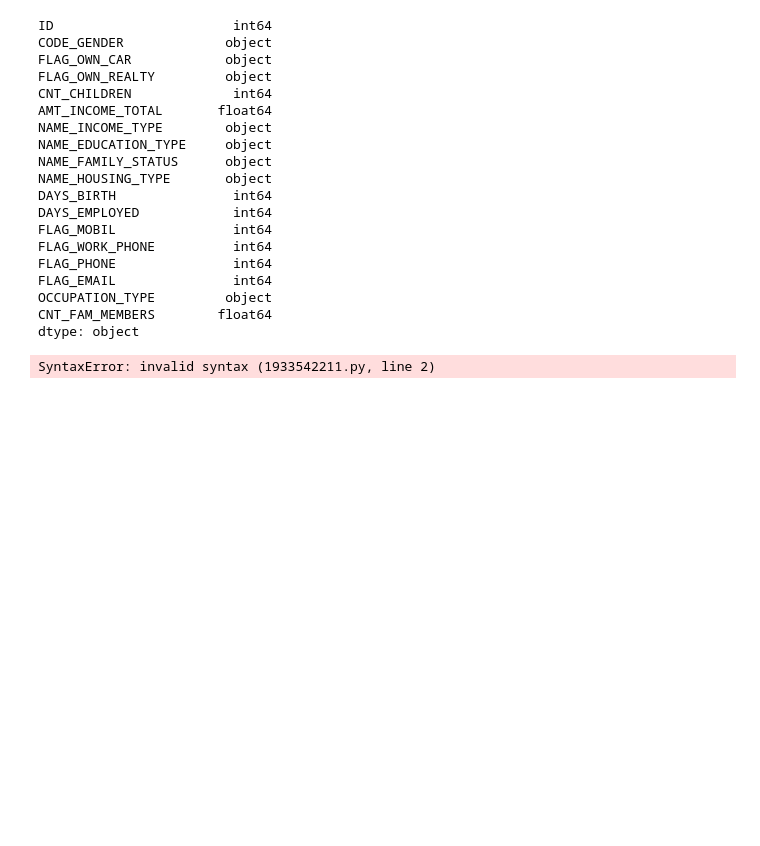
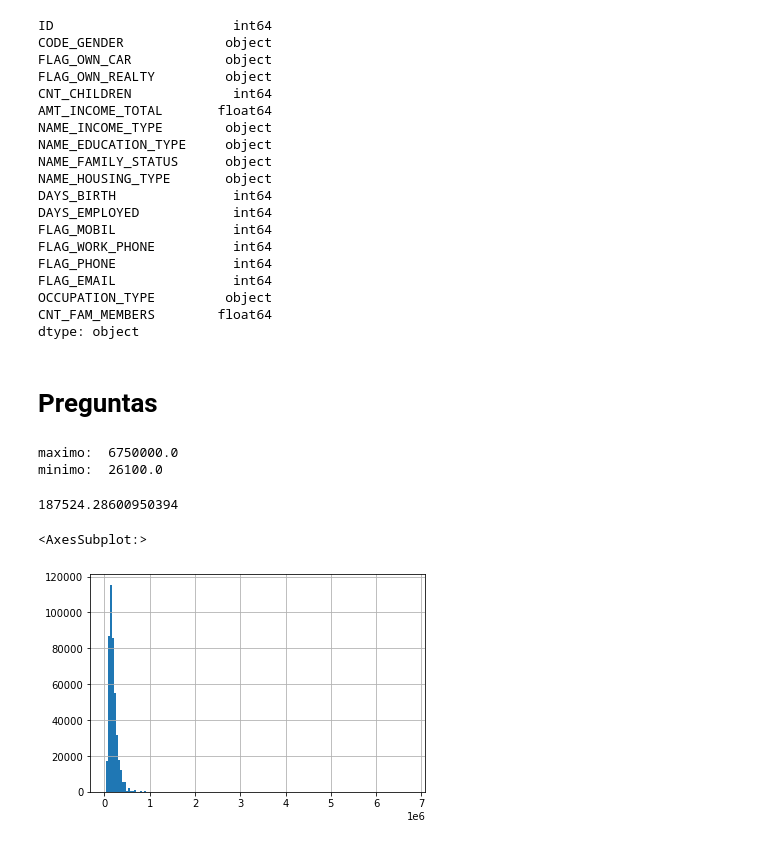
Before and after one commit to ricardosainzz/proyecto-portafolio, a Jupyter notebook: Notebooks/analisis_eda1.ipynb, the cells around one changed output. Drawn from its saved outputs; the diff is of its cells as text; code cells hidden in the pictures; blank space fills up the shorter version.

```diff
--- a/Notebooks/analisis_eda1.ipynb
+++ b/Notebooks/analisis_eda1.ipynb
@@ -46,4 +44,6 @@ FLAG_EMAIL               int64
 OCCUPATION_TYPE         object
 CNT_FAM_MEMBERS        float64
 dtype: object
+# %% [markdown]
+# Preguntas
 # %%
@@ -57,5 +59,18 @@ dtype: object
 # %%
 # cuál es el ingreso máximo y mínimo?
-print('minimo: ', creditcp['AMT_INCOME_TOTAL']min())
+print('maximo: ', creditcp['AMT_INCOME_TOTAL'].max())
+print('minimo: ', creditcp['AMT_INCOME_TOTAL'].min())
 # %% [output]
-SyntaxError: invalid syntax (1933542211.py, line 2)
+maximo:  6750000.0
+minimo:  26100.0
+# %%
+# cual es el ingreso promedio?
+creditcp['AMT_INCOME_TOTAL'].mean()
+# %% [output]
+187524.28600950394
+# %%
+# como es la distribución de los ingresos?
+creditcp['AMT_INCOME_TOTAL'].hist(bins=150)
+# %% [output]
+<AxesSubplot:>
+[figure, added]
```
Also changed, not shown: parts of 11 cells of this notebook.
